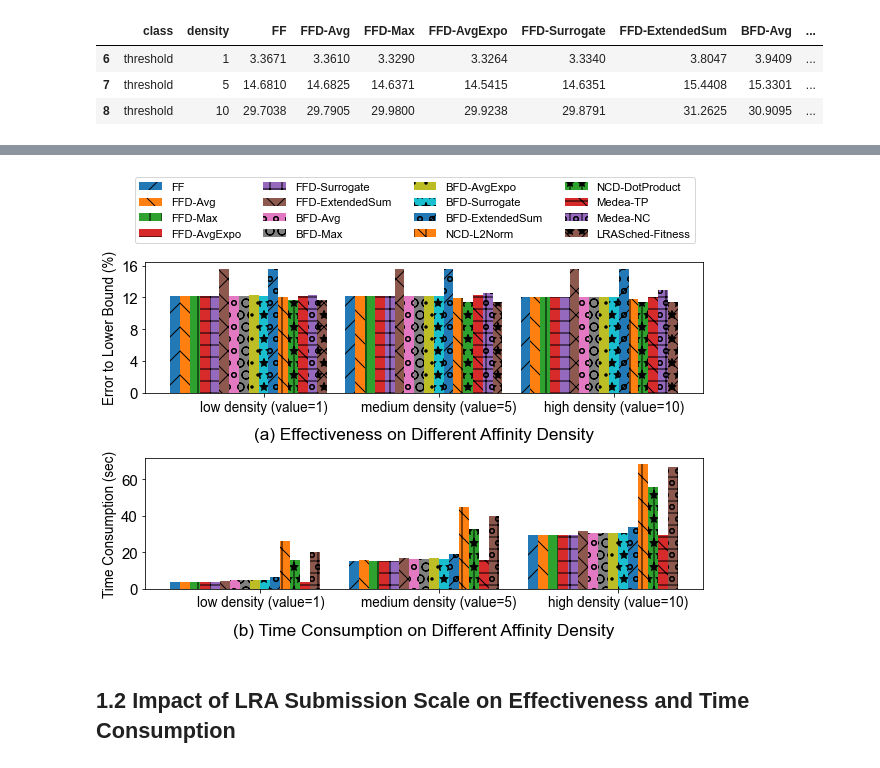
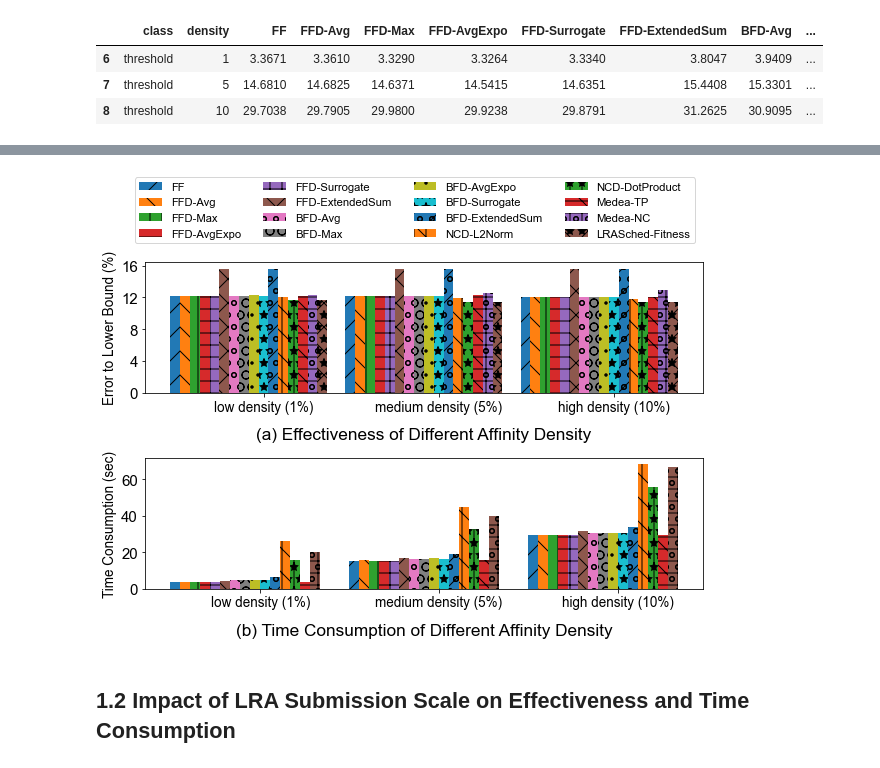
Before and after one commit to DSSGroup-Leeds/LRA-binpacking-expe, a Jupyter notebook: data/analysis_scripts/exp_result_analysis_for_ipdps.ipynb, the cells around one changed output, grey strips where cells are left out. Cells and saved outputs as stored; diff of their text form; code cells hidden in the pictures.

```diff
--- a/data/analysis_scripts/exp_result_analysis_for_ipdps.ipynb
+++ b/data/analysis_scripts/exp_result_analysis_for_ipdps.ipynb
@@ -147,7 +147,7 @@ twodim_eps[twodim_eps['class'] == 'arbitrary'].sort_values(by='density')
 # %%
 for c in classes:
 # c = "arbitrary"
-    fig = plot_barchart(twodim_eps, c, df_2d_column_names, "Affinity Density (? Unit)", 'Error to Lower Bound (%)')
+    fig = plot_barchart(twodim_eps, c, df_2d_column_names, "Affinity Density (%)", 'Error to Lower Bound (%)')
     filename = f"{proj_path}/plots/density2D_result_{c}.pdf"
     fig.savefig(filename)
 # %% [output]
@@ -179,7 +179,7 @@ twodim_time[twodim_time['class'] == 'threshold'].sort_values(by='density')
 # %%
 for c in classes:
     #c = "arbitrary"
-    fig = plot_barchart(twodim_time, c, time_cols_without_nodecount, "Affinity Density", 'Time Consumption (s)')
+    fig = plot_barchart(twodim_time, c, time_cols_without_nodecount, "Affinity Density (%)", 'Time Consumption (s)')
 
     filename = f"{proj_path}/plots/density2D_time_{c}.pdf"
     fig.savefig(filename)
@@ -219,44 +219,44 @@ def plot_one(original_df, class_name, cols, ax, labels, xlabel, ylabel, log_scal
         ax.set_yscale('log')
 # %%
 def plot_barchart_density2D_result_time(data0, data1, filepath):
-    labels = ['low density (value=1)', 'medium density (value=5)',
-              'high density (value=10)']
+    labels = ['low density (1%)', 'medium density (5%)',
+              'high density (10%)']
 
     fig, axs = plt.subplots(2, 1, figsize=(10, 6), sharex=False, sharey=False)
 
     plot_one(*data0, axs[0], labels, "Affinity Density",
              'Error to Lower Bound (%)')
     plot_one(*data1, axs[1], labels, "Affinity Density",
              'Time Consumption (sec)')
 
     axs[0].set_yticks(np.arange(0, 20, step=4))
     axs[1].set_yticks(np.arange(0, 80, step=20))
     axs[0].set_yticklabels(np.arange(0, 20, step=4), fontsize=FONT_SIZE)
     axs[1].set_yticklabels(np.arange(0, 80, step=20), fontsize=FONT_SIZE)
 
     axs[0].set_title(
-        '(a) Effectiveness on Different Affinity Density', fontsize=FONT_SIZE*1.15, y=-.4)
+        '(a) Effectiveness of Different Affinity Density', fontsize=FONT_SIZE*1.15, y=-.4)
     axs[1].set_title(
-        '(b) Time Consumption on Different Affinity Density', fontsize=FONT_SIZE*1.15, y=-.4)
+        '(b) Time Consumption of Different Affinity Density', fontsize=FONT_SIZE*1.15, y=-.4)
 
     fig.legend(
         *(axs[0].get_legend_handles_labels()),
         bbox_to_anchor=(0.5, 1.09),
         loc='upper center',  ncol=4,
         fontsize=FONT_SIZE*0.75, frameon=True)
 
     plt.subplots_adjust(hspace=0.5)
     plt.savefig(filepath, bbox_inches='tight')
 
 
 c = "arbitrary"
 filename = f"{proj_path}/plots/density2D_result_time_{c}.pdf"
 plot_barchart_density2D_result_time(
     (twodim_eps, c, df_2d_column_names),
     (twodim_time, c, time_cols_without_nodecount),
     filename)
 # %% [output]
-[figure, old version]
+[figure, new version]
 # %% [markdown]
 ## 1.2 Impact of LRA Submission Scale on Effectiveness and Time Consumption
 # %%
```
Also changed, not shown: parts of 3 cells of this notebook, 38 other files.
